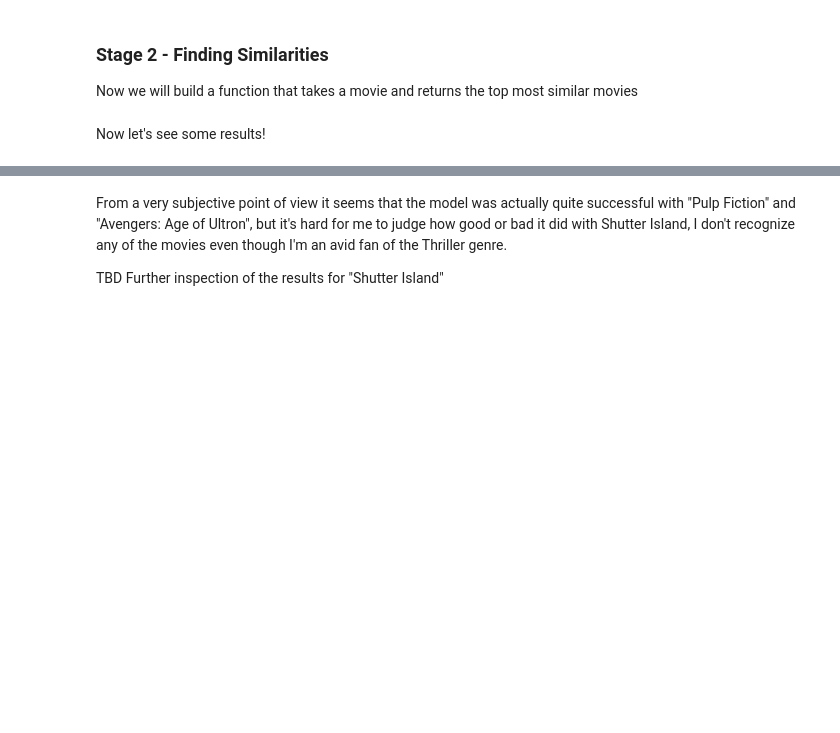
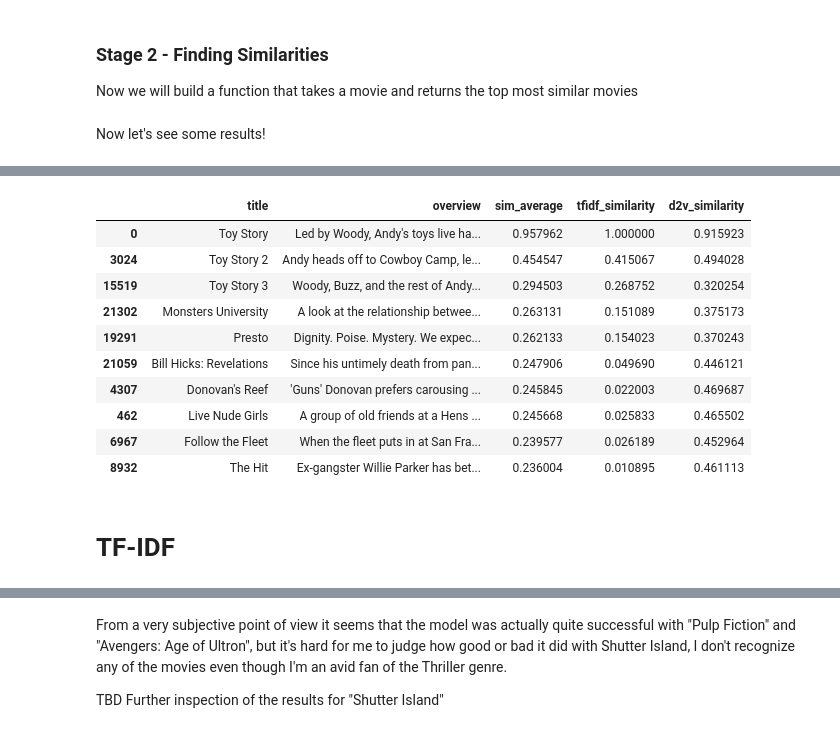
Before and after one commit to adi-benz/movies-rating-analysis, a Jupyter notebook: analysis.ipynb, the cells around one changed output, grey strips where cells are left out. Cells and saved outputs as stored; diff of their text form; code cells hidden in the pictures; blank space fills up the shorter version.

```diff
--- a/analysis.ipynb
+++ b/analysis.ipynb
@@ -712,10 +612,8 @@ logging.basicConfig(format='%(asctime)s : %(levelname)s : %(message)s', level=lo
 import gensim
 
 def read_corpus():
-    for i, row in movies[~movies["overview"].isna()].iterrows():
+    for index, (i, row) in enumerate(movies[~movies["overview"].isna()].iterrows()):
         tokens = gensim.utils.simple_preprocess(row['overview'])
         yield gensim.models.doc2vec.TaggedDocument(tokens, [i])
 # %%
 train_corpus = list(read_corpus())
-# %%
-model = gensim.models.doc2vec.Doc2Vec(vector_size=50, min_count=2, epochs=40)
@@ -778,0 +620,11 @@ array([-0.55471313, -0.03517294, -0.02618518, -0.10263013, -0.36266905,
+# %%
+import os
+
+if not os.path.exists(".cache/overviews.model"):
+    model = gensim.models.doc2vec.Doc2Vec(vector_size=100, min_count=4, epochs=30)
+    model.build_vocab(train_corpus)
+    model.train(train_corpus, total_examples=model.corpus_count, epochs=model.epochs)
+    os.makedirs(".cache", exist_ok=True)
+    model.save(".cache/overviews.model")
+else:
+    gensim.models.doc2vec.Doc2Vec.load(".cache/overviews.model")
@@ -807,0 +704,38 @@ Fight Club <> Shutter Island - 0.2162
+# %%
+def find_most_similar_g_tf(movie_title: str):
+    sim_df = movies.copy()
+
+    ind = sim_df[sim_df["title"] == movie_title].index.item()
+    sim_matrix = linear_kernel(hashing_matrix[ind:ind + 1, :].todense(), hashing_matrix)
+
+    m_sim = sim_matrix[0]
+
+    sim_df["tfidf_similarity"] = m_sim
+
+    overview = movies[movies['title'] == movie_title].iloc[0]['overview']
+    overview_toks = gensim.utils.simple_preprocess(overview)
+    overview_vec = model.infer_vector(overview_toks)
+
+    tag_and_similarities = model.dv.most_similar([overview_vec], topn=len(model.dv))
+    d2v_similarities = {tag: similarity for tag, similarity in tag_and_similarities}
+    sim_df["d2v_similarity"] = pd.Series(data=d2v_similarities).reindex(range(0, sim_df.shape[0])).fillna(0)
+
+    sim_df["sim_average"] = sim_df.apply(lambda row: (row["d2v_similarity"] + row["tfidf_similarity"]) / 2 ,axis=1)
+
+    return sim_df.sort_values(by=['sim_average'], ascending=False).head(10)
+
+find_most_similar_g_tf("Toy Story")[["title", "overview", "sim_average", "tfidf_similarity", "d2v_similarity"]]
+# %% [output]
+|  | title | overview | sim_average | tfidf_similarity | d2v_similarity |
+| 0 | Toy Story | Led by Woody, Andy's toys live ha... | 0.957962 | 1.000000 | 0.915923 |
+| 3024 | Toy Story 2 | Andy heads off to Cowboy Camp, le... | 0.454547 | 0.415067 | 0.494028 |
+| 15519 | Toy Story 3 | Woody, Buzz, and the rest of Andy... | 0.294503 | 0.268752 | 0.320254 |
+| 21302 | Monsters University | A look at the relationship betwee... | 0.263131 | 0.151089 | 0.375173 |
+| 19291 | Presto | Dignity. Poise. Mystery. We expec... | 0.262133 | 0.154023 | 0.370243 |
+| 21059 | Bill Hicks: Revelations | Since his untimely death from pan... | 0.247906 | 0.049690 | 0.446121 |
+| 4307 | Donovan's Reef | 'Guns' Donovan prefers carousing ... | 0.245845 | 0.022003 | 0.469687 |
+| 462 | Live Nude Girls | A group of old friends at a Hens ... | 0.245668 | 0.025833 | 0.465502 |
+| 6967 | Follow the Fleet | When the fleet puts in at San Fra... | 0.239577 | 0.026189 | 0.452964 |
+| 8932 | The Hit | Ex-gangster Willie Parker has bet... | 0.236004 | 0.010895 | 0.461113 |
+# %% [markdown]
+# TF-IDF
```
Also changed, not shown: parts of 30 cells of this notebook.
